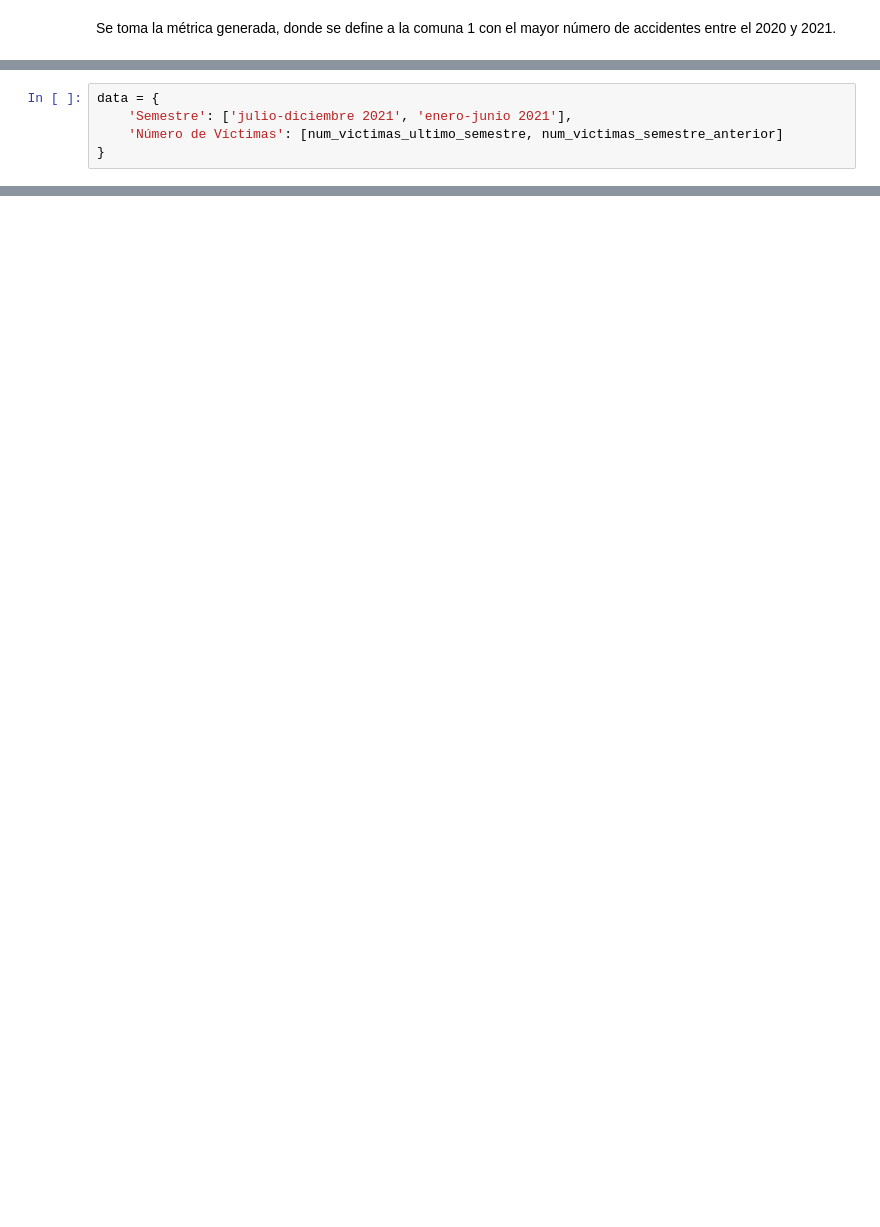
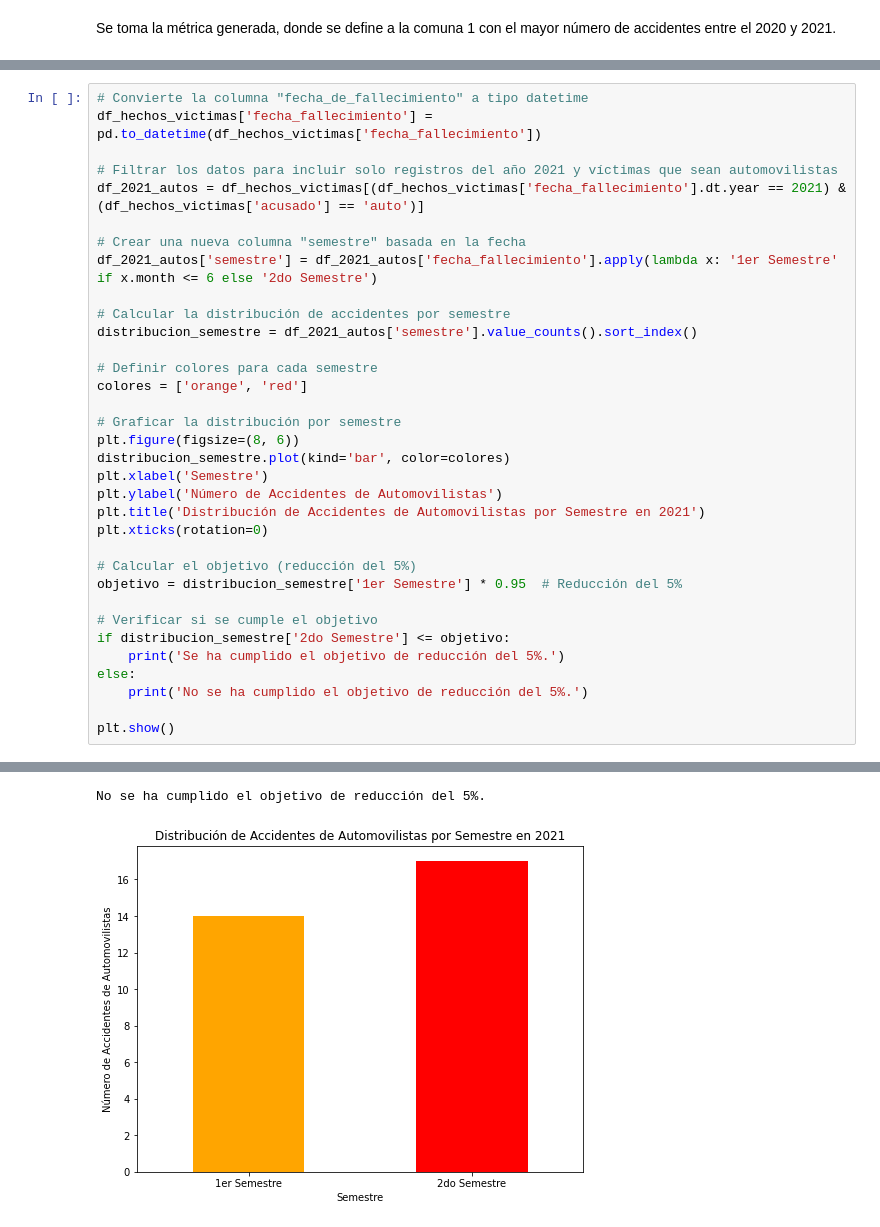
Before and after one commit to RosanaBruschini/Proyecto_siniestros_viales, a Jupyter notebook: KPIs.ipynb, the cells around one changed output, grey strips where cells are left out. Drawn from its saved outputs; the diff is of its cells as text; blank space fills up the shorter version.

```diff
--- a/KPIs.ipynb
+++ b/KPIs.ipynb
@@ -235,5 +211,35 @@ Se ha cumplido el objetivo de reducción del 5%
-# %%
-data = {
-    'Semestre': ['julio-diciembre 2021', 'enero-junio 2021'],
-    'Número de Víctimas': [num_victimas_ultimo_semestre, num_victimas_semestre_anterior]
-}
+# %%
+# Convierte la columna "fecha_de_fallecimiento" a tipo datetime
+df_hechos_victimas['fecha_fallecimiento'] = pd.to_datetime(df_hechos_victimas['fecha_fallecimiento'])
+
+# Filtrar los datos para incluir solo registros del año 2021 y víctimas que sean automovilistas
+df_2021_autos = df_hechos_victimas[(df_hechos_victimas['fecha_fallecimiento'].dt.year == 2021) & (df_hechos_victimas['acusado'] == 'auto')]
+
+# Crear una nueva columna "semestre" basada en la fecha
+df_2021_autos['semestre'] = df_2021_autos['fecha_fallecimiento'].apply(lambda x: '1er Semestre' if x.month <= 6 else '2do Semestre')
+
+# Calcular la distribución de accidentes por semestre
+distribucion_semestre = df_2021_autos['semestre'].value_counts().sort_index()
+
+# Definir colores para cada semestre
+colores = ['orange', 'red']
+
+# Graficar la distribución por semestre
+plt.figure(figsize=(8, 6))
+distribucion_semestre.plot(kind='bar', color=colores)
+plt.xlabel('Semestre')
+plt.ylabel('Número de Accidentes de Automovilistas')
+plt.title('Distribución de Accidentes de Automovilistas por Semestre en 2021')
+plt.xticks(rotation=0)
+
+# Calcular el objetivo (reducción del 5%)
+objetivo = distribucion_semestre['1er Semestre'] * 0.95  # Reducción del 5%
+
+# Verificar si se cumple el objetivo
+if distribucion_semestre['2do Semestre'] <= objetivo:
+    print('Se ha cumplido el objetivo de reducción del 5%.')
+else:
+    print('No se ha cumplido el objetivo de reducción del 5%.')
+
+plt.show()
+# %% [output]
@@ -239,0 +251,2 @@ data = {
+No se ha cumplido el objetivo de reducción del 5%.
+[figure, added]
```
Also changed, not shown: parts of 14 cells of this notebook, 4 other files.
